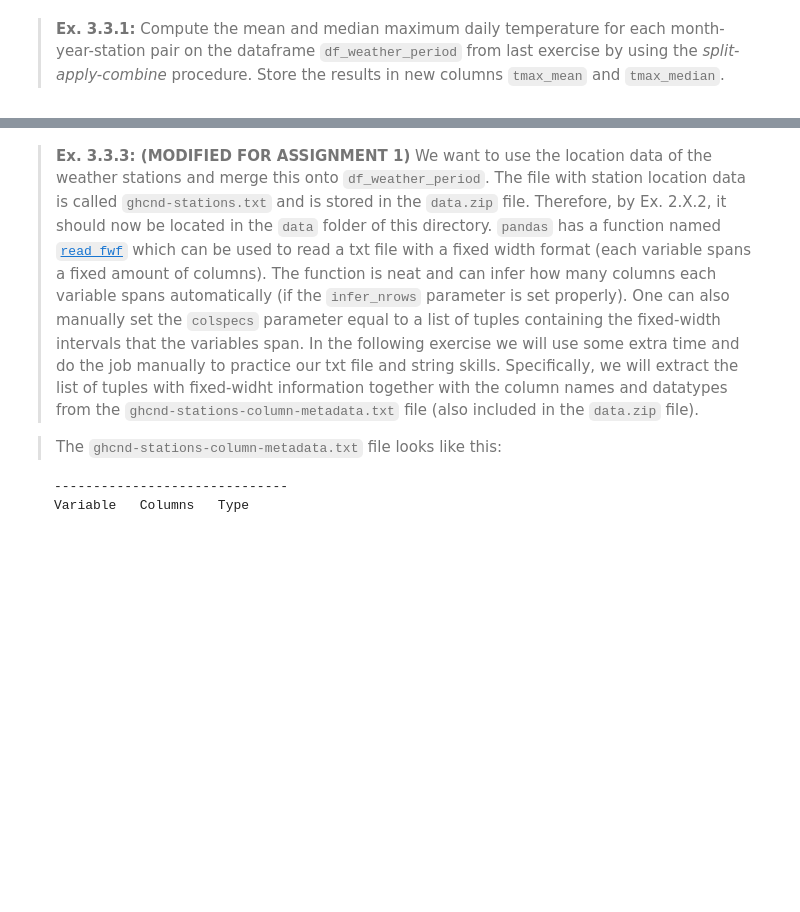
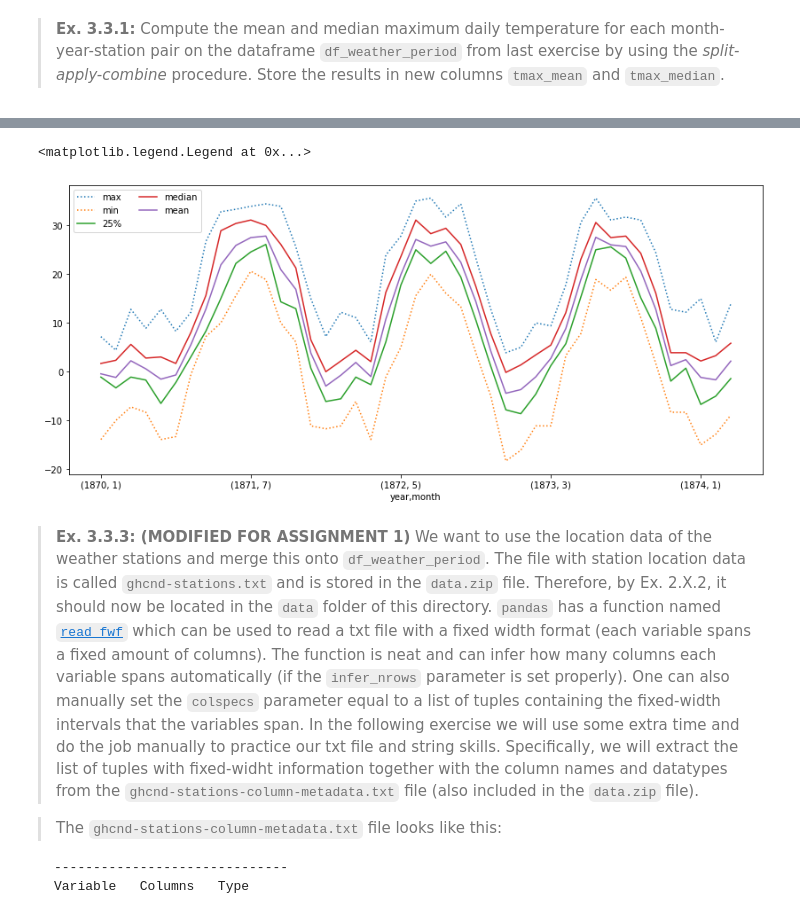
Before and after one commit to laurajaida/laura_og_stjernerne, a Jupyter notebook: assignment_1.ipynb, the cells around one changed output, grey strips where cells are left out. Saved outputs shown, nothing was run; the diff lists cells and outputs as text; code cells hidden in the pictures; blank space fills up the shorter version.

```diff
--- a/assignment_1.ipynb
+++ b/assignment_1.ipynb
@@ -205,3 +243,19 @@ raise NotImplementedError()
+# %%
+df_station_des=df_station.groupby(['year','month'])['obs_value'].describe(percentiles=[0.25,0.75])
+df_station_des_drop=df_station_des.drop(columns=['count', 'std'])
+ax = df_station_des_drop['max'].plot( figsize=(14,6), linestyle=':')
+ax = df_station_des_drop['min'].plot( figsize=(14,6), linestyle=':')
+ax = df_station_des_drop['25%'].plot( figsize=(14,6), linestyle='-')
+ax = df_station_des_drop['75%'].plot( figsize=(14,6), linestyle='-')
+ax = df_station_des_drop['mean'].plot( figsize=(14,6) )
+
+
+#ax.set(xlim=[0, 100])
+#ax.set(ylim=[0,100])
+ax.legend(["max", "min","25%", "median","mean","75%"], loc='best', ncol=2)
+# %% [output]
+<matplotlib.legend.Legend at 0x...>
+[figure, added]
 # %% [markdown]
 > **Ex. 3.3.3: (MODIFIED FOR ASSIGNMENT 1)** We want to use the location data of the weather stations and merge this onto `df_weather_period`. The file with station location data is called  `ghcnd-stations.txt` and is stored in the `data.zip` file. Therefore, by Ex. 2.X.2, it should now be located in the `data` folder of this directory. `pandas` has a function named [`read_fwf`](https://pandas.pydata.org/docs/reference/api/pandas.read_fwf.html) which can be used to read a txt file with a fixed width format (each variable spans a fixed amount of columns). The function is neat and can infer how many columns each variable spans automatically (if the `infer_nrows` parameter is set properly). One can also manually set the `colspecs` parameter equal to a list of tuples containing the fixed-width intervals that the variables span. In the following exercise we will use some extra time and do the job manually to practice our txt file and string skills. Specifically, we will extract the list of tuples with fixed-widht information together with the column names and datatypes from the `ghcnd-stations-column-metadata.txt` file (also included in the `data.zip` file).
 
```
Also changed, not shown: parts of 22 cells of this notebook.
